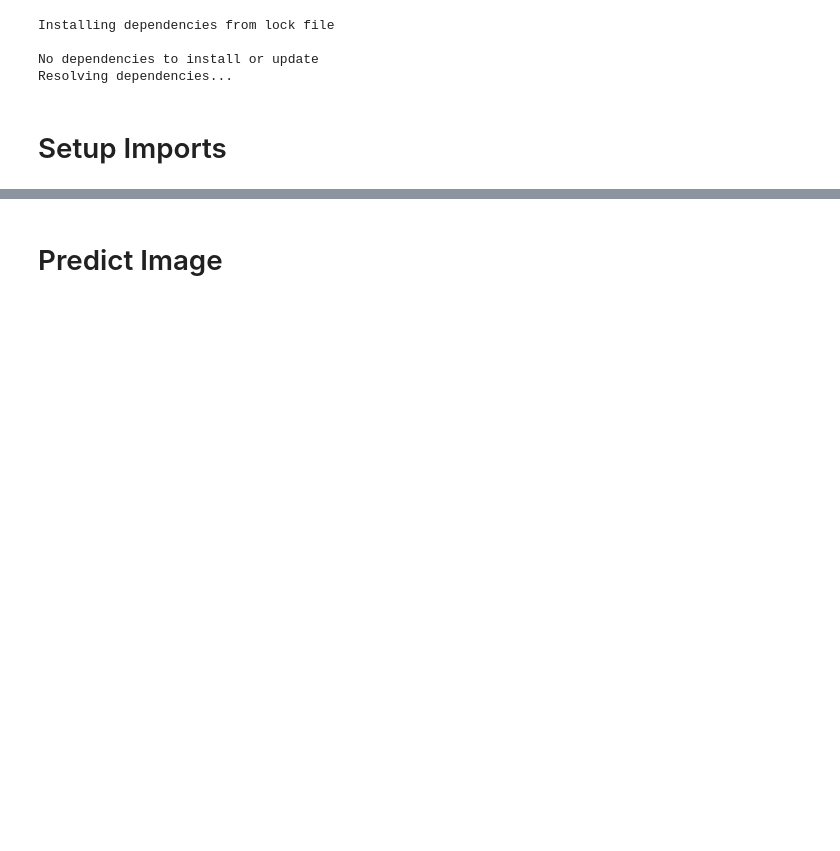
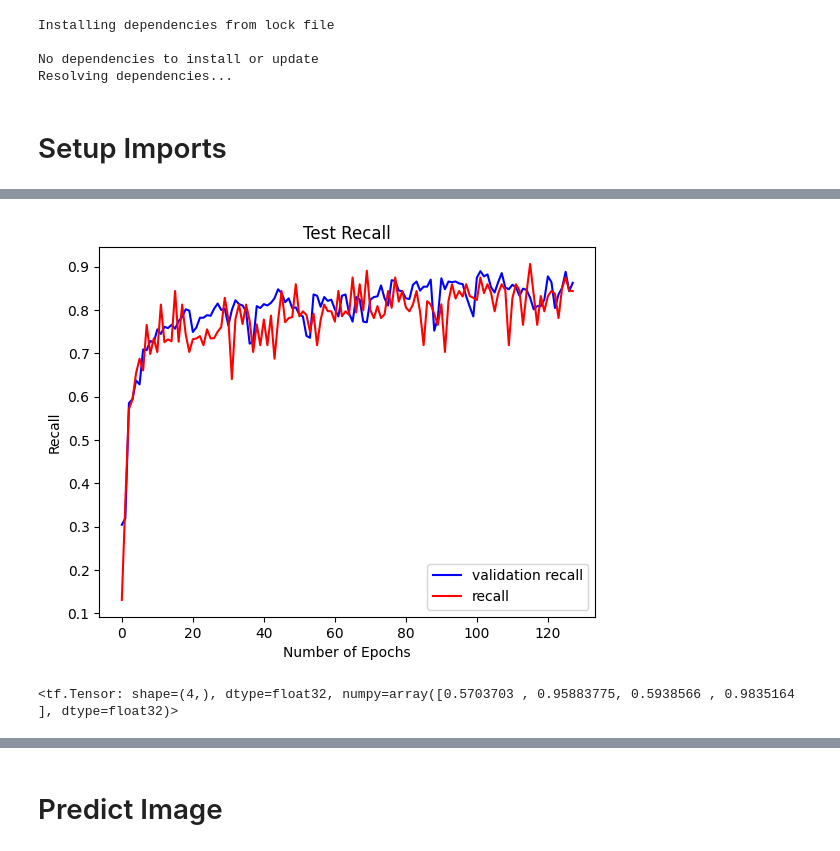
Before and after one commit to 04nada/corn-leaf-disease-classifier, a Jupyter notebook: cnn/cnn_demo.ipynb, the cells around one changed output, grey strips where cells are left out. Saved outputs shown, nothing was run; the diff lists cells and outputs as text; code cells hidden in the pictures; blank space fills up the shorter version.

```diff
--- a/cnn/cnn_demo.ipynb
+++ b/cnn/cnn_demo.ipynb
@@ -62,0 +147,28 @@ model = keras.saving.load_model(MODEL_PATH)
+# %%
+# Plot the recall curves for training and validation
+if 'recall' in history.history:
+    plt.plot(
+        history.history['val_recall'],
+        color='b',
+        label="validation recall"
+        )
+    plt.plot(
+        history.history['recall'],
+        color='r',
+        label="recall"
+        )
+
+    # set plot title and axis labels
+    plt.title("Test Recall")
+    plt.xlabel("Number of Epochs")
+    plt.ylabel("Recall")
+    plt.legend()
+
+    # show plot
+    plt.show()
+# %% [output]
+[figure, added]
+# %%
+history.history['val_f1_score'][69]
+# %% [output]
+<tf.Tensor: shape=(4,), dtype=float32, numpy=array([0.5703703 , 0.95883775, 0.5938566 , 0.9835164 ], dtype=float32)>
```
Also changed, not shown: parts of 16 cells of this notebook, 2 other files.
